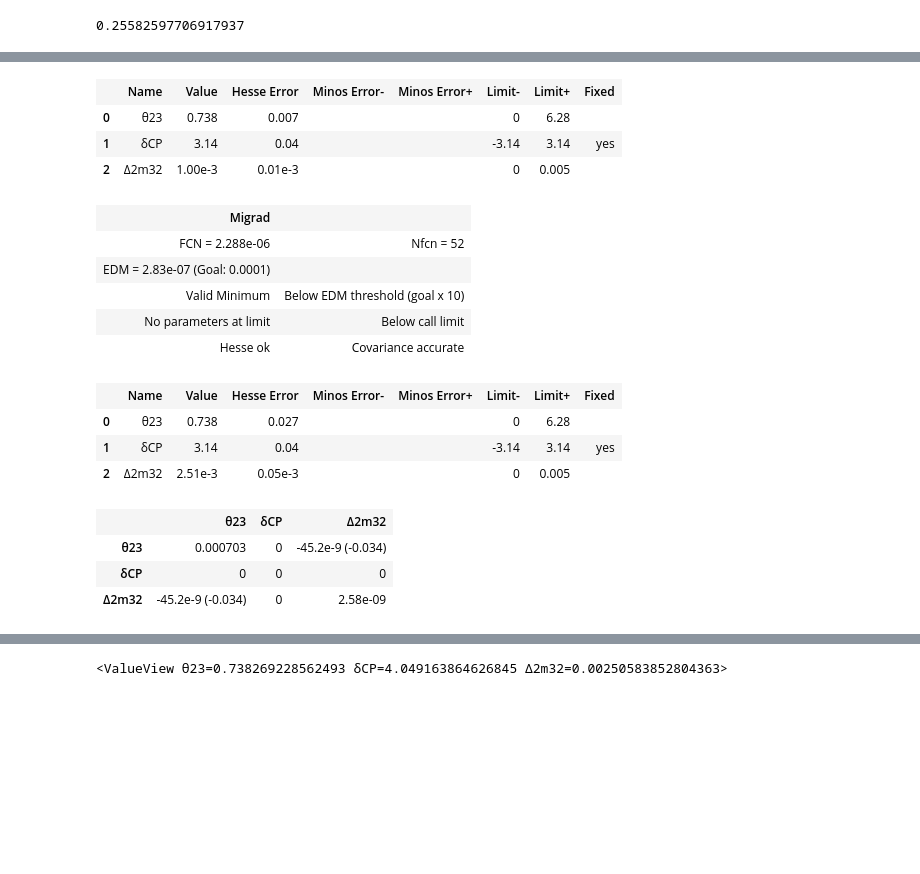
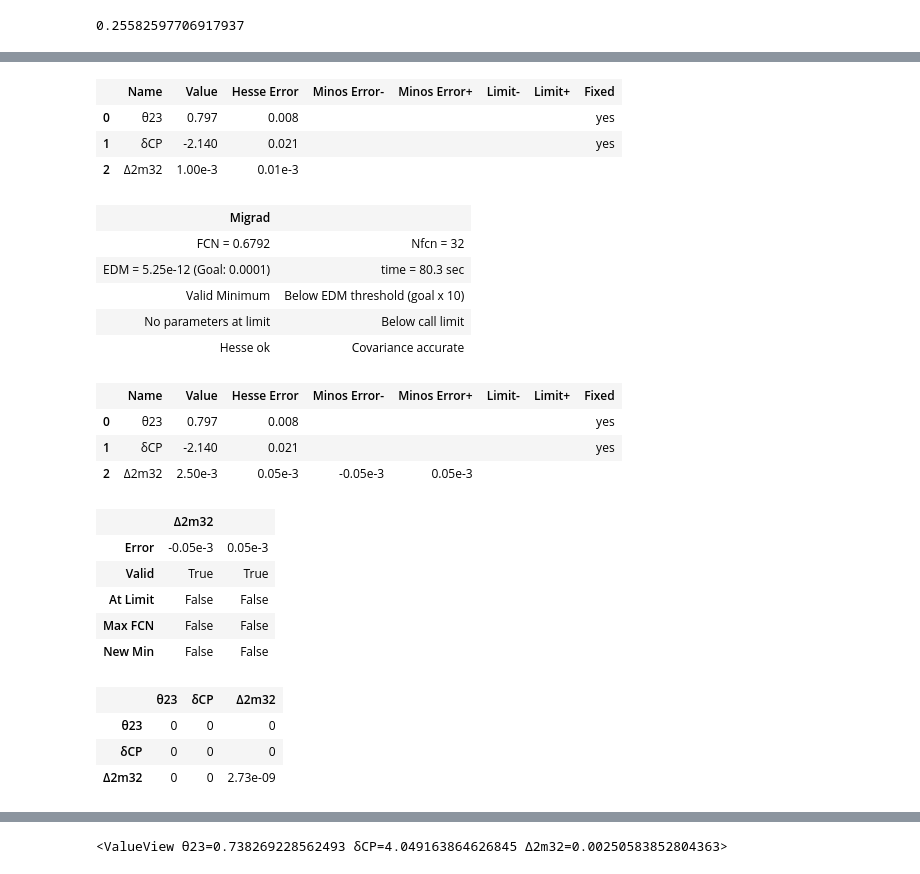
Before and after one commit to pboistier/energy-effects-T2K, a Jupyter notebook: docs/source/notebooks/minuit_fit.ipynb, the cells around one changed output, grey strips where cells are left out. Saved outputs shown, nothing was run; the diff lists cells and outputs as text; code cells hidden in the pictures; blank space fills up the shorter version.

```diff
--- a/docs/source/notebooks/minuit_fit.ipynb
+++ b/docs/source/notebooks/minuit_fit.ipynb
@@ -156,12 +191,12 @@ t2k_likelihood.errordef = Minuit.LIKELIHOOD
 # %%
 m = Minuit(
     t2k_likelihood,
-    θ23=param.NUFIT["theta_23"]["bf"],
-    δCP=param.NUFIT["delta_CP"]["bf"],
+    θ23=np.arcsin(np.sqrt(0.512)),  # T2K 2021 bf
+    δCP=-2.14,
     Δ2m32=1e-3,
 )
 # %%
-# m.fixed["θ23"] = True
+m.fixed["θ23"] = True
 m.fixed["δCP"] = True
 # %%
 m.limits = [(0, 2 * np.pi), (-np.pi, np.pi), (0, 5e-3)]
@@ -171,25 +206,31 @@ m.limits = [(0, 2 * np.pi), (-np.pi, np.pi), (0, 5e-3)]
 m.params
 # %% [output]
 |  | Name | Value | Hesse Error | Minos Error- | Minos Error+ | Limit- | Limit+ | Fixed |
-| 0 | θ23 | 0.738 | 0.007 |  |  | 0 | 6.28 |  |
-| 1 | δCP | 3.14 | 0.04 |  |  | -3.14 | 3.14 | yes |
-| 2 | Δ2m32 | 1.00e-3 | 0.01e-3 |  |  | 0 | 0.005 |  |
+| 0 | θ23 | 0.797 | 0.008 |  |  |  |  | yes |
+| 1 | δCP | -2.140 | 0.021 |  |  |  |  | yes |
+| 2 | Δ2m32 | 1.00e-3 | 0.01e-3 |  |  |  |  |  |
 # %%
 m.migrad()
 m.hesse()
-# m.minos()
+m.minos()
 # %% [output]
 | Migrad |  |
-| FCN = 2.288e-06 | Nfcn = 52 |
-| EDM = 2.83e-07 (Goal: 0.0001) |  |
+| FCN = 0.6792 | Nfcn = 32 |
+| EDM = 5.25e-12 (Goal: 0.0001) | time = 80.3 sec |
 | Valid Minimum | Below EDM threshold (goal x 10) |
 | No parameters at limit | Below call limit |
 | Hesse ok | Covariance accurate |
 |  | Name | Value | Hesse Error | Minos Error- | Minos Error+ | Limit- | Limit+ | Fixed |
-| 0 | θ23 | 0.738 | 0.027 |  |  | 0 | 6.28 |  |
-| 1 | δCP | 3.14 | 0.04 |  |  | -3.14 | 3.14 | yes |
-| 2 | Δ2m32 | 2.51e-3 | 0.05e-3 |  |  | 0 | 0.005 |  |
+| 0 | θ23 | 0.797 | 0.008 |  |  |  |  | yes |
+| 1 | δCP | -2.140 | 0.021 |  |  |  |  | yes |
+| 2 | Δ2m32 | 2.50e-3 | 0.05e-3 | -0.05e-3 | 0.05e-3 |  |  |  |
-|  | θ23 | δCP | Δ2m32 |
-| θ23 | 0.000703 | 0 | -45.2e-9 (-0.034) |
-| δCP | 0 | 0 | 0 |
-| Δ2m32 | -45.2e-9 (-0.034) | 0 | 2.58e-09 |
+|  | Δ2m32 |  |
+| Error | -0.05e-3 | 0.05e-3 |
+| Valid | True | True |
+| At Limit | False | False |
+| Max FCN | False | False |
+| New Min | False | False |
+|  | θ23 | δCP | Δ2m32 |
+| θ23 | 0 | 0 | 0 |
+| δCP | 0 | 0 | 0 |
+| Δ2m32 | 0 | 0 | 2.73e-09 |
```
Also changed, not shown: parts of 11 cells of this notebook, 1 other file.
